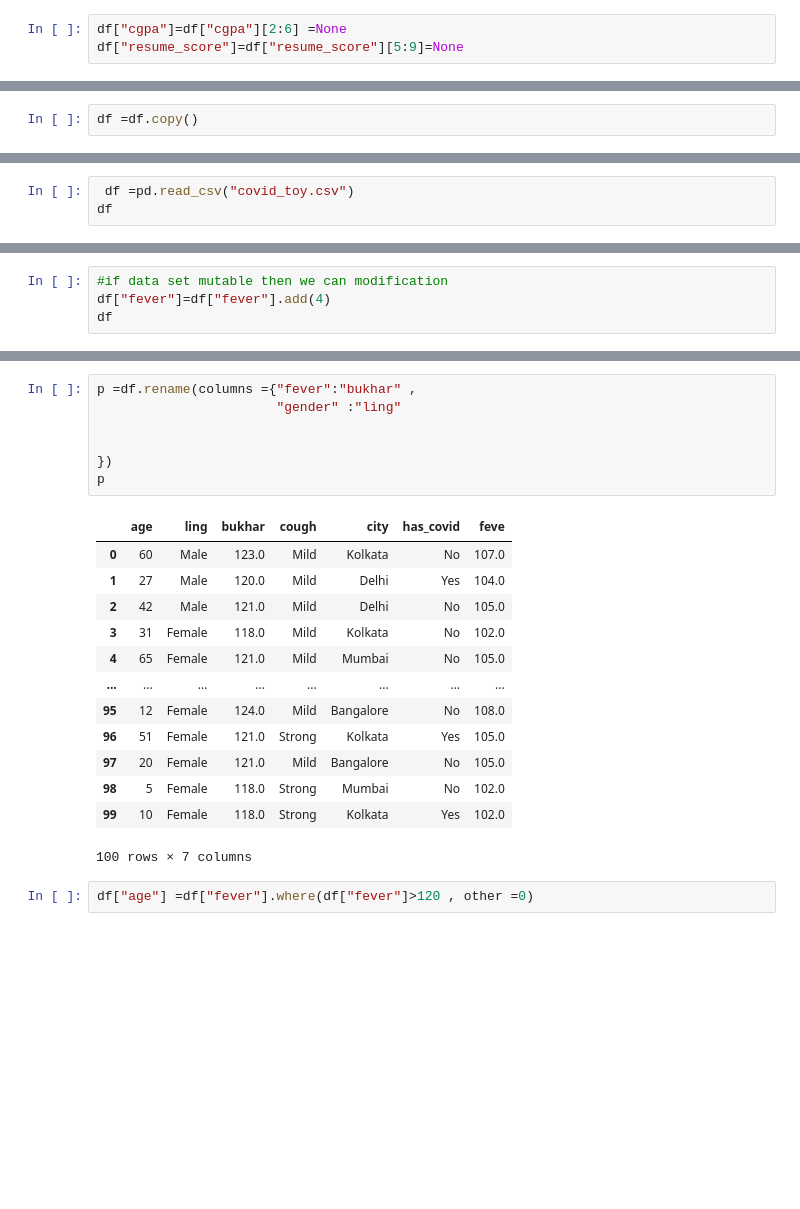
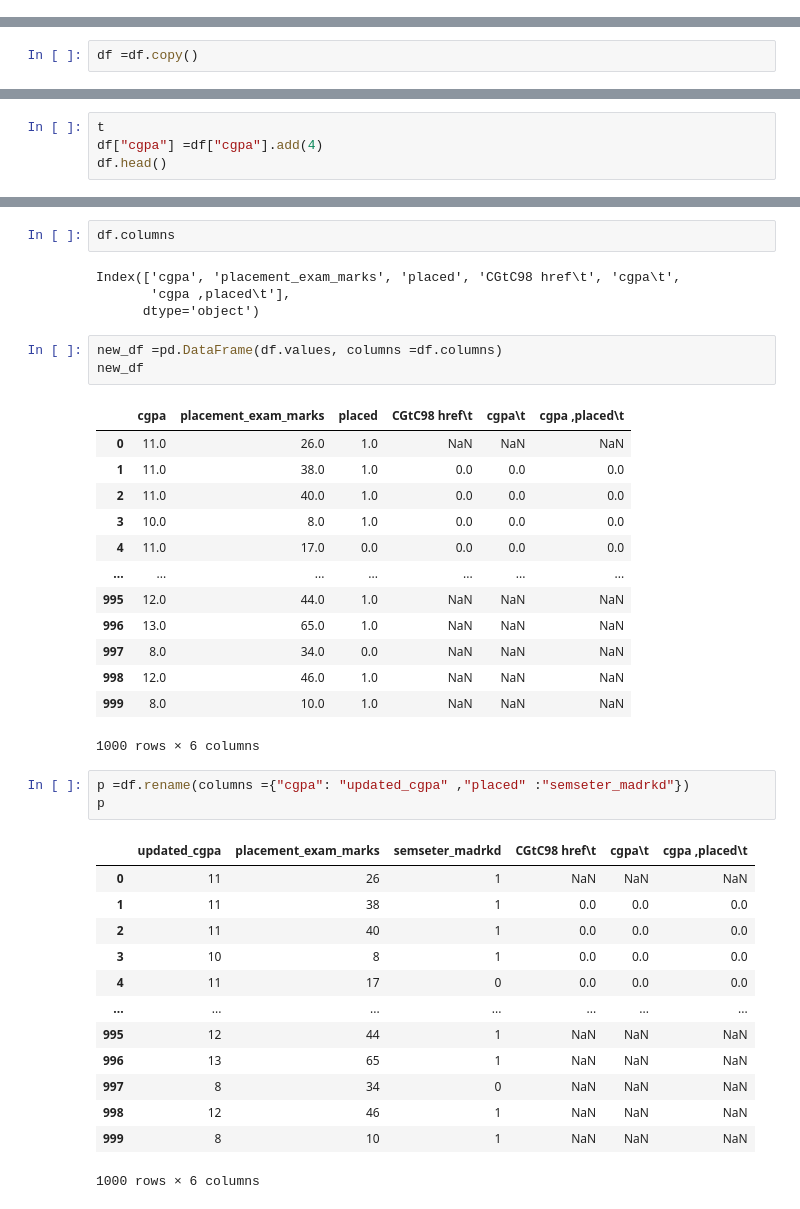
Before and after one commit to Ankit-Jakhar/pandas, a Jupyter notebook: pandas revision.ipynb, the cells around one changed output, grey strips where cells are left out. Drawn from its saved outputs; the diff is of its cells as text; blank space fills up the shorter version.

```diff
--- a/pandas revision.ipynb
+++ b/pandas revision.ipynb
@@ -248,3 +109,0 @@ dtype: object
-# %%
-df["cgpa"]=df["cgpa"][2:6] =None
-df["resume_score"]=df["resume_score"][5:9]=None
@@ -331,3 +184,0 @@ p
-# %%
- df =pd.read_csv("covid_toy.csv")
-df
@@ -348,4 +184,0 @@ df
-# %%
-#if data set mutable then we can modification
-df["fever"]=df["fever"].add(4)
-df
@@ -365,0 +229,4 @@ df
+# %%
+t
+df["cgpa"] =df["cgpa"].add(4)
+df.head()
@@ -467,23 +353,40 @@ s
+# %%
+df.columns
+# %% [output]
+Index(['cgpa', 'placement_exam_marks', 'placed', 'CGtC98 href\t', 'cgpa\t',
+       'cgpa ,placed\t'],
+      dtype='object')
+# %%
+new_df =pd.DataFrame(df.values, columns =df.columns)
+new_df
+# %% [output]
+|  | cgpa | placement_exam_marks | placed | CGtC98 href\t | cgpa\t | cgpa ,placed\t |
+| 0 | 11.0 | 26.0 | 1.0 | NaN | NaN | NaN |
+| 1 | 11.0 | 38.0 | 1.0 | 0.0 | 0.0 | 0.0 |
+| 2 | 11.0 | 40.0 | 1.0 | 0.0 | 0.0 | 0.0 |
+| 3 | 10.0 | 8.0 | 1.0 | 0.0 | 0.0 | 0.0 |
+| 4 | 11.0 | 17.0 | 0.0 | 0.0 | 0.0 | 0.0 |
+| ... | ... | ... | ... | ... | ... | ... |
+| 995 | 12.0 | 44.0 | 1.0 | NaN | NaN | NaN |
+| 996 | 13.0 | 65.0 | 1.0 | NaN | NaN | NaN |
+| 997 | 8.0 | 34.0 | 0.0 | NaN | NaN | NaN |
+| 998 | 12.0 | 46.0 | 1.0 | NaN | NaN | NaN |
+| 999 | 8.0 | 10.0 | 1.0 | NaN | NaN | NaN |
+1000 rows × 6 columns
 # %%
-p =df.rename(columns ={"fever":"bukhar" ,
-                       "gender" :"ling"
-
-
-})
+p =df.rename(columns ={"cgpa": "updated_cgpa" ,"placed" :"semseter_madrkd"})
 p
 # %% [output]
-|  | age | ling | bukhar | cough | city | has_covid | feve |
-| 0 | 60 | Male | 123.0 | Mild | Kolkata | No | 107.0 |
-| 1 | 27 | Male | 120.0 | Mild | Delhi | Yes | 104.0 |
-| 2 | 42 | Male | 121.0 | Mild | Delhi | No | 105.0 |
-| 3 | 31 | Female | 118.0 | Mild | Kolkata | No | 102.0 |
-| 4 | 65 | Female | 121.0 | Mild | Mumbai | No | 105.0 |
-| ... | ... | ... | ... | ... | ... | ... | ... |
-| 95 | 12 | Female | 124.0 | Mild | Bangalore | No | 108.0 |
-| 96 | 51 | Female | 121.0 | Strong | Kolkata | Yes | 105.0 |
-| 97 | 20 | Female | 121.0 | Mild | Bangalore | No | 105.0 |
-| 98 | 5 | Female | 118.0 | Strong | Mumbai | No | 102.0 |
-| 99 | 10 | Female | 118.0 | Strong | Kolkata | Yes | 102.0 |
+|  | updated_cgpa | placement_exam_marks | semseter_madrkd | CGtC98 href\t | cgpa\t | cgpa ,placed\t |
+| 0 | 11 | 26 | 1 | NaN | NaN | NaN |
+| 1 | 11 | 38 | 1 | 0.0 | 0.0 | 0.0 |
+| 2 | 11 | 40 | 1 | 0.0 | 0.0 | 0.0 |
+| 3 | 10 | 8 | 1 | 0.0 | 0.0 | 0.0 |
+| 4 | 11 | 17 | 0 | 0.0 | 0.0 | 0.0 |
+| ... | ... | ... | ... | ... | ... | ... |
+| 995 | 12 | 44 | 1 | NaN | NaN | NaN |
+| 996 | 13 | 65 | 1 | NaN | NaN | NaN |
+| 997 | 8 | 34 | 0 | NaN | NaN | NaN |
+| 998 | 12 | 46 | 1 | NaN | NaN | NaN |
+| 999 | 8 | 10 | 1 | NaN | NaN | NaN |
-100 rows × 7 columns
+1000 rows × 6 columns
-# %%
-df["age"] =df["fever"].where(df["fever"]>120 , other =0)
```
Also changed, not shown: parts of 69 cells of this notebook.
